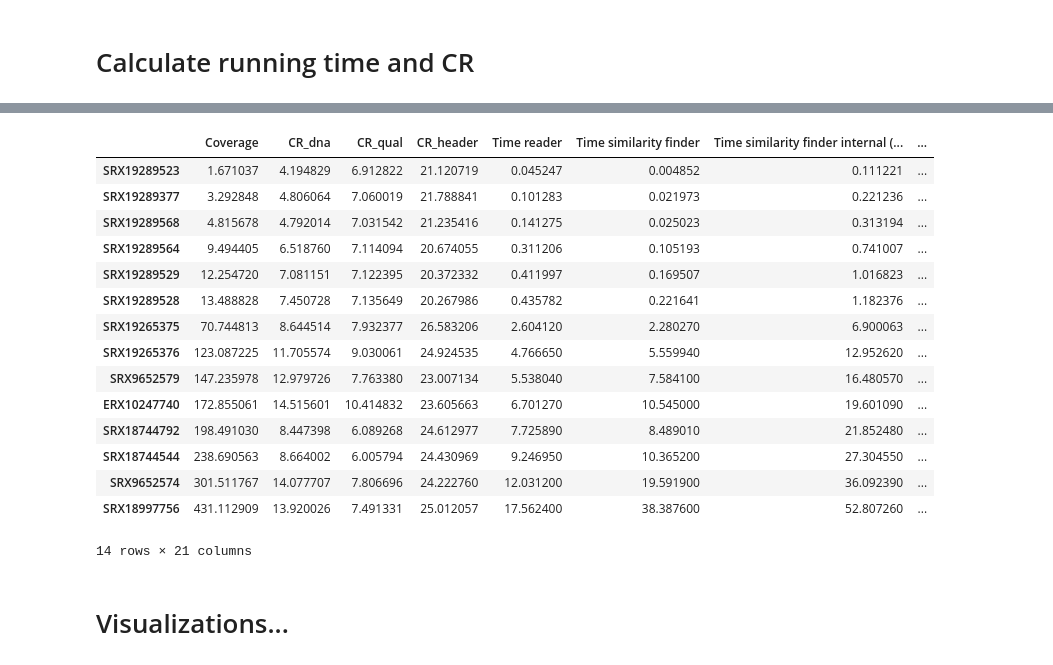
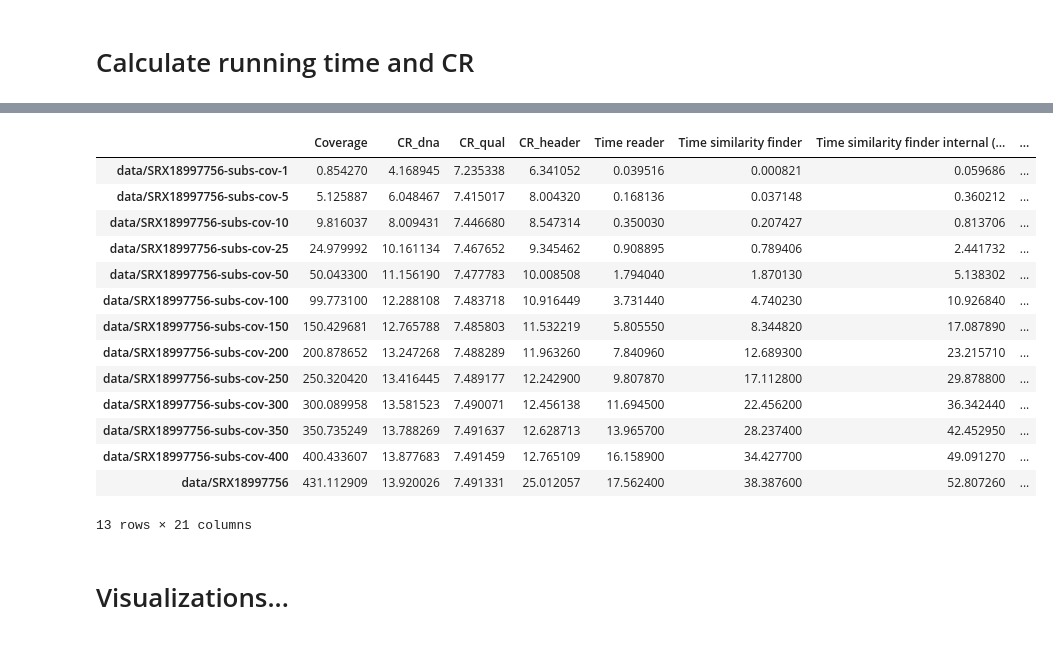
Before and after one commit to iam28th/colord-coverage-vs-CR, a Jupyter notebook: coverage-vs-CR.ipynb, the cells around one changed output, grey strips where cells are left out. Cells and saved outputs as stored; diff of their text form; code cells hidden in the pictures.

```diff
--- a/coverage-vs-CR.ipynb
+++ b/coverage-vs-CR.ipynb
@@ -121 +54,20 @@ while not check_download_finish():
+# %%
+SEED = 28
+
+ori_cov = 431.112909
+cov_to_check = [1, 5, 10, 25, 50, 100, 150, 200, 250, 300, 350, 400]
+fractions = [round(cov / ori_cov, 3) for cov in cov_to_check]
+filenames = []
+
+for i, (cov, fr) in tqdm(enumerate(zip(cov_to_check, fractions))):
+    fn = filename.removesuffix('.fastq') + f"-subs-cov-{cov}.fastq"
+
+
+    if not os.path.isfile(fn):
+        cmd = f"seqtk seq -f {fr} -s {SEED} {filename} > {fn}"
+        sp.run(cmd, check=True, shell=True)
+
+    filenames.append(fn)
+
+filenames.append(filename)
 # %%
@@ -138,15 +89,12 @@ while not check_download_finish():
 # %% [markdown]
 # Generate `.fasta` files
 # %%
-filenames = []
 fastas = []
 
-for accn in tqdm(ACCNs):
-    filename = data_folder + accn + ".fastq"
-    filenames.append(filename)
-
-    fasta = data_folder + accn + '.fasta'
+for fastq in tqdm(filenames):
+    fasta = fastq.removesuffix('.fastq') + '.fasta'
     fastas.append(fasta)
 
-    cmd = f"seqtk seq -A {filename} > {fasta}"
-    sp.run(cmd, shell=True, check=True)
+    if not os.path.isfile(fasta):
+        cmd = f"seqtk seq -A {fastq} > {fasta}"
+        sp.run(cmd, shell=True, check=True)
@@ -283,53 +249,53 @@ io_threads = ['reader', 'store result']
 entr_threads = [k for k in l_threads_times[0] if k.startswith('entr.')]
 graph_threads = [k for k in l_threads_times[0] if (k.startswith('similarity') or k.startswith('encoders'))]
 
 columns.extend(['Time - IO',
                 'Time - Sim.Graph',
                 'Time - RangeCoding'
                ])
 columns.append('Total time (fasta)')
 
-for i, ac in enumerate(ACCNs):
+for i, fn in enumerate(filenames):
+    fn = fn.removesuffix('.fastq')
 
-    df[ac] = [
+    df[fn] = [
         coverages[i],
         l_section_cr[i]['dna'],
         l_section_cr[i]['qual'],
         l_section_cr[i]['header'],
     ]
 
     for k, v in l_threads_times[i].items():
-        df[ac].append(v)
+        df[fn].append(v)
 
-    df[ac].extend([
+    df[fn].extend([
         sum(l_threads_times[i][thr] for thr in io_threads),
         sum(l_threads_times[i][thr] for thr in graph_threads),
         sum(l_threads_times[i][thr] for thr in entr_threads),
     ])
-    df[ac].append(l_tt_fasta[i])
+    df[fn].append(l_tt_fasta[i])
 
 
 df = pd.DataFrame(df).T
 df.columns = columns
 df.sort_values(by='Coverage', inplace=True)
 df
 # %% [output]
 |  | Coverage | CR_dna | CR_qual | CR_header | Time reader | Time similarity finder | Time similarity finder internal (... | ... |
-| SRX19289523 | 1.671037 | 4.194829 | 6.912822 | 21.120719 | 0.045247 | 0.004852 | 0.111221 | ... |
-| SRX19289377 | 3.292848 | 4.806064 | 7.060019 | 21.788841 | 0.101283 | 0.021973 | 0.221236 | ... |
-| SRX19289568 | 4.815678 | 4.792014 | 7.031542 | 21.235416 | 0.141275 | 0.025023 | 0.313194 | ... |
-| SRX19289564 | 9.494405 | 6.518760 | 7.114094 | 20.674055 | 0.311206 | 0.105193 | 0.741007 | ... |
-| SRX19289529 | 12.254720 | 7.081151 | 7.122395 | 20.372332 | 0.411997 | 0.169507 | 1.016823 | ... |
-| SRX19289528 | 13.488828 | 7.450728 | 7.135649 | 20.267986 | 0.435782 | 0.221641 | 1.182376 | ... |
-| SRX19265375 | 70.744813 | 8.644514 | 7.932377 | 26.583206 | 2.604120 | 2.280270 | 6.900063 | ... |
-| SRX19265376 | 123.087225 | 11.705574 | 9.030061 | 24.924535 | 4.766650 | 5.559940 | 12.952620 | ... |
-| SRX9652579 | 147.235978 | 12.979726 | 7.763380 | 23.007134 | 5.538040 | 7.584100 | 16.480570 | ... |
-| ERX10247740 | 172.855061 | 14.515601 | 10.414832 | 23.605663 | 6.701270 | 10.545000 | 19.601090 | ... |
-| SRX18744792 | 198.491030 | 8.447398 | 6.089268 | 24.612977 | 7.725890 | 8.489010 | 21.852480 | ... |
-| SRX18744544 | 238.690563 | 8.664002 | 6.005794 | 24.430969 | 9.246950 | 10.365200 | 27.304550 | ... |
-| SRX9652574 | 301.511767 | 14.077707 | 7.806696 | 24.222760 | 12.031200 | 19.591900 | 36.092390 | ... |
-| SRX18997756 | 431.112909 | 13.920026 | 7.491331 | 25.012057 | 17.562400 | 38.387600 | 52.807260 | ... |
+| data/SRX18997756-subs-cov-1 | 0.854270 | 4.168945 | 7.235338 | 6.341052 | 0.039516 | 0.000821 | 0.059686 | ... |
+| data/SRX18997756-subs-cov-5 | 5.125887 | 6.048467 | 7.415017 | 8.004320 | 0.168136 | 0.037148 | 0.360212 | ... |
+| data/SRX18997756-subs-cov-10 | 9.816037 | 8.009431 | 7.446680 | 8.547314 | 0.350030 | 0.207427 | 0.813706 | ... |
+| data/SRX18997756-subs-cov-25 | 24.979992 | 10.161134 | 7.467652 | 9.345462 | 0.908895 | 0.789406 | 2.441732 | ... |
+| data/SRX18997756-subs-cov-50 | 50.043300 | 11.156190 | 7.477783 | 10.008508 | 1.794040 | 1.870130 | 5.138302 | ... |
+| data/SRX18997756-subs-cov-100 | 99.773100 | 12.288108 | 7.483718 | 10.916449 | 3.731440 | 4.740230 | 10.926840 | ... |
+| data/SRX18997756-subs-cov-150 | 150.429681 | 12.765788 | 7.485803 | 11.532219 | 5.805550 | 8.344820 | 17.087890 | ... |
+| data/SRX18997756-subs-cov-200 | 200.878652 | 13.247268 | 7.488289 | 11.963260 | 7.840960 | 12.689300 | 23.215710 | ... |
+| data/SRX18997756-subs-cov-250 | 250.320420 | 13.416445 | 7.489177 | 12.242900 | 9.807870 | 17.112800 | 29.878800 | ... |
+| data/SRX18997756-subs-cov-300 | 300.089958 | 13.581523 | 7.490071 | 12.456138 | 11.694500 | 22.456200 | 36.342440 | ... |
+| data/SRX18997756-subs-cov-350 | 350.735249 | 13.788269 | 7.491637 | 12.628713 | 13.965700 | 28.237400 | 42.452950 | ... |
+| data/SRX18997756-subs-cov-400 | 400.433607 | 13.877683 | 7.491459 | 12.765109 | 16.158900 | 34.427700 | 49.091270 | ... |
+| data/SRX18997756 | 431.112909 | 13.920026 | 7.491331 | 25.012057 | 17.562400 | 38.387600 | 52.807260 | ... |
-14 rows × 21 columns
+13 rows × 21 columns
 # %% [markdown]
 # Visualizations...
 # %%
```
Also changed, not shown: parts of 15 cells of this notebook.
